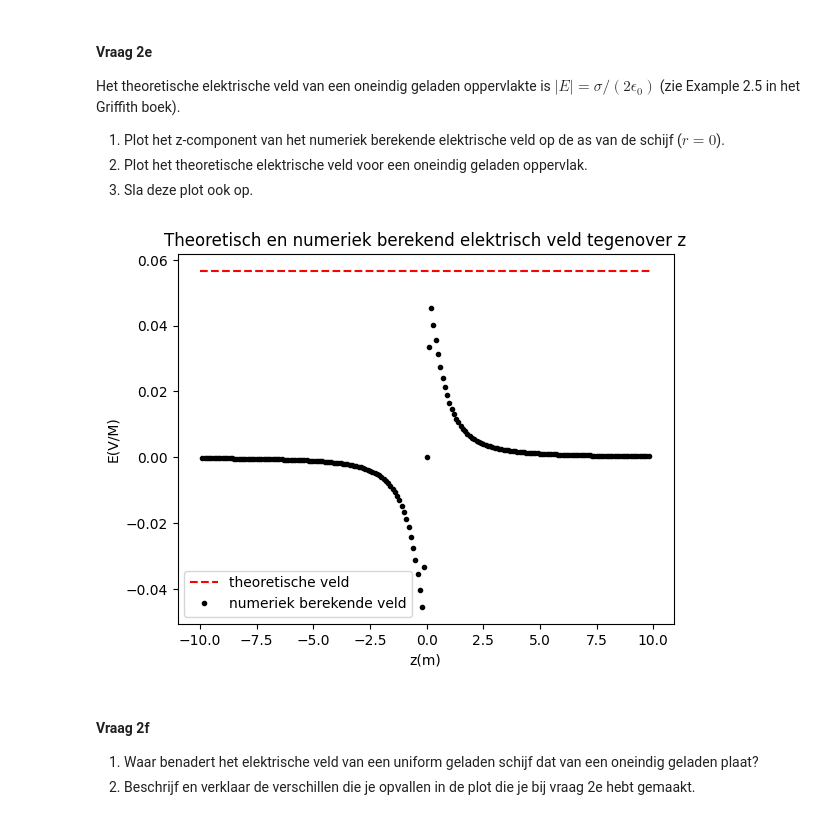
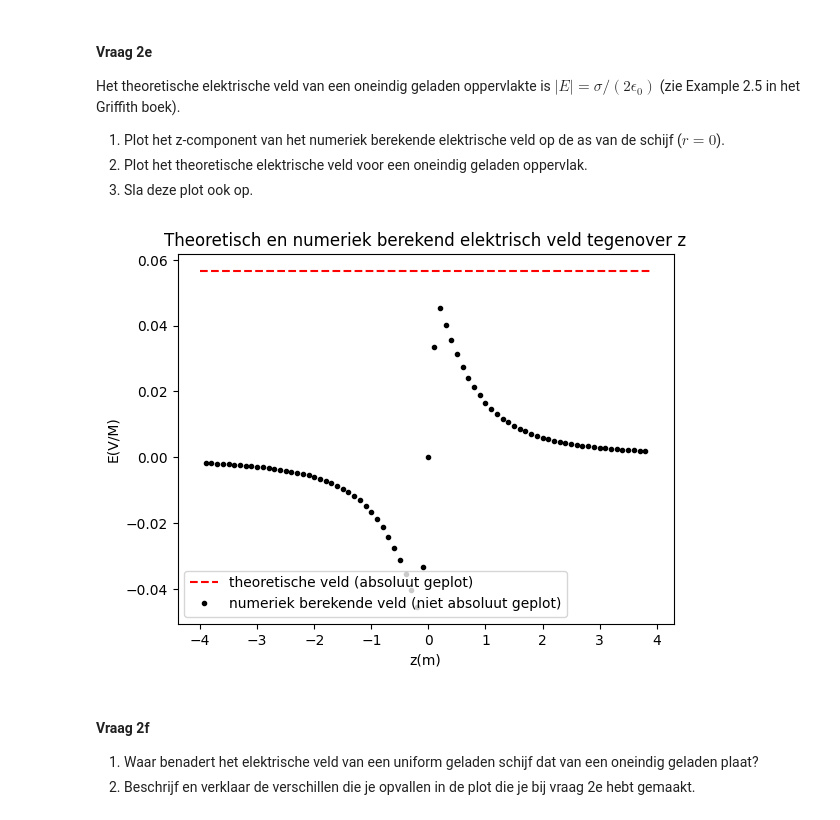
Before and after one commit to T-L-cc/opdrachten-DEF-D, a Jupyter notebook: DigitaleOntwerpopdrachten/1CondensatorOpdracht/CondensatorOntwerpopdracht.ipynb, the cells around one changed output. Drawn from its saved outputs; the diff is of its cells as text; code cells hidden in the pictures.

```diff
--- a/DigitaleOntwerpopdrachten/1CondensatorOpdracht/CondensatorOntwerpopdracht.ipynb
+++ b/DigitaleOntwerpopdrachten/1CondensatorOpdracht/CondensatorOntwerpopdracht.ipynb
@@ -153,7 +153,7 @@ disk_radius = 1 # (m)
 grid_step = 0.1  # (m)
 z_coord_DISK = 0  # (m) positie van de schijf op de z-as
 inter_charge_distance = grid_step  # (m) afstand tussen punt ladingen
-height_domain = 10
+height_domain = 4
 # %%
 # Kies uit deze cel een van de variabelen en verander die in de cel hierboven pas deze cel zelf niet aan.
 r, z, B = initialize_plane_grid_for_uniformly_charged_disk(height_domain, width_domain, grid_step)
@@ -269,18 +268,18 @@ Het theoretische elektrische veld van een oneindig geladen oppervlakte is $|E| =
 # %%
 E_num = Ez[:,r_idx_0]
 E_theo = np.ones(len(z))* (ladingsdichtheid/(2*epsilon0))
 
 plt.figure()
-plt.plot(z, E_theo, 'r--', label = 'theoretische veld',)
-plt.plot(z_for_E ,E_num, 'k.', label = 'numeriek berekende veld')
+plt.plot(z, E_theo, 'r--', label = 'theoretische veld (absoluut geplot)',)
+plt.plot(z_for_E ,E_num, 'k.', label = 'numeriek berekende veld (niet absoluut geplot)')
 plt.legend()
 plt.xlabel('z(m)')
 plt.ylabel('E(V/M)')
 plt.title('Theoretisch en numeriek berekend elektrisch veld tegenover z')
 plt.savefig('E_num_en_theo_tegenover_z_v2')
 plt.show()
 # %% [output]
-[figure, old version]
+[figure, new version]
 # %% [markdown]
 #### Vraag 2f
 1. Waar benadert het elektrische veld van een uniform geladen schijf dat van een oneindig geladen plaat?
```
Also changed, not shown: parts of 23 cells of this notebook.
